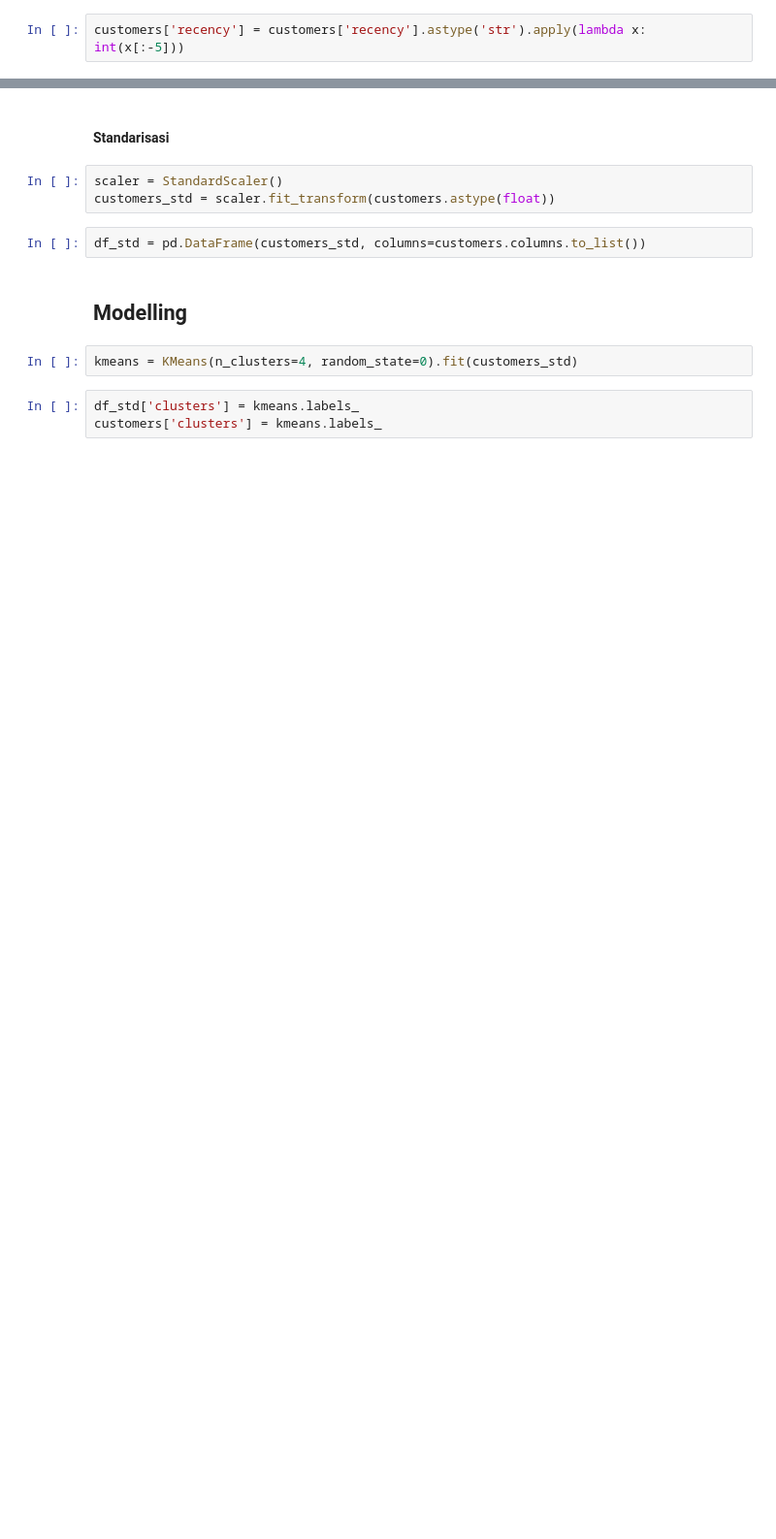
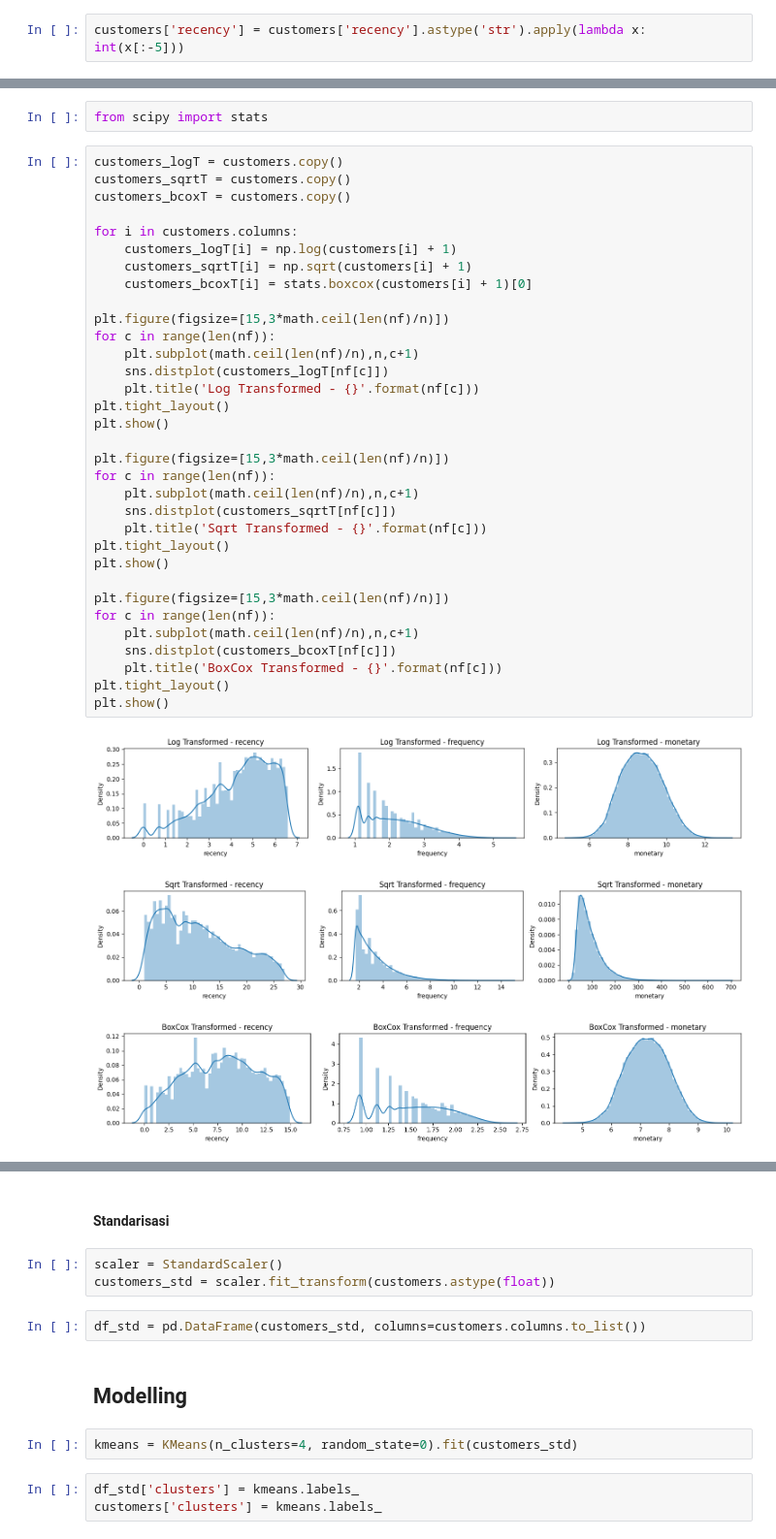
Before and after one commit to mfathul21/airline-customer-value, a Jupyter notebook: Airline_Customer_Segmentation.ipynb, the cells around one changed output, grey strips where cells are left out. Shown at 97% size. Saved outputs shown, nothing was run; the diff lists cells and outputs as text; blank space fills up the shorter version.

```diff
--- a/Airline_Customer_Segmentation.ipynb
+++ b/Airline_Customer_Segmentation.ipynb
@@ -529,0 +569,39 @@ sns.pairplot(customers, diag_kind='kde')
+# %%
+from scipy import stats
+# %%
+customers_logT = customers.copy()
+customers_sqrtT = customers.copy()
+customers_bcoxT = customers.copy()
+
+for i in customers.columns:
+    customers_logT[i] = np.log(customers[i] + 1)
+    customers_sqrtT[i] = np.sqrt(customers[i] + 1)
+    customers_bcoxT[i] = stats.boxcox(customers[i] + 1)[0]
+
+plt.figure(figsize=[15,3*math.ceil(len(nf)/n)])
+for c in range(len(nf)):
+    plt.subplot(math.ceil(len(nf)/n),n,c+1)
+    sns.distplot(customers_logT[nf[c]])
+    plt.title('Log Transformed - {}'.format(nf[c]))
+plt.tight_layout()
+plt.show()
+
+plt.figure(figsize=[15,3*math.ceil(len(nf)/n)])
+for c in range(len(nf)):
+    plt.subplot(math.ceil(len(nf)/n),n,c+1)
+    sns.distplot(customers_sqrtT[nf[c]])
+    plt.title('Sqrt Transformed - {}'.format(nf[c]))
+plt.tight_layout()
+plt.show()
+
+plt.figure(figsize=[15,3*math.ceil(len(nf)/n)])
+for c in range(len(nf)):
+    plt.subplot(math.ceil(len(nf)/n),n,c+1)
+    sns.distplot(customers_bcoxT[nf[c]])
+    plt.title('BoxCox Transformed - {}'.format(nf[c]))
+plt.tight_layout()
+plt.show()
+# %% [output]
+[figure, added]
+[figure, added]
+[figure, added]
```
Also changed, not shown: parts of 15 cells of this notebook.
